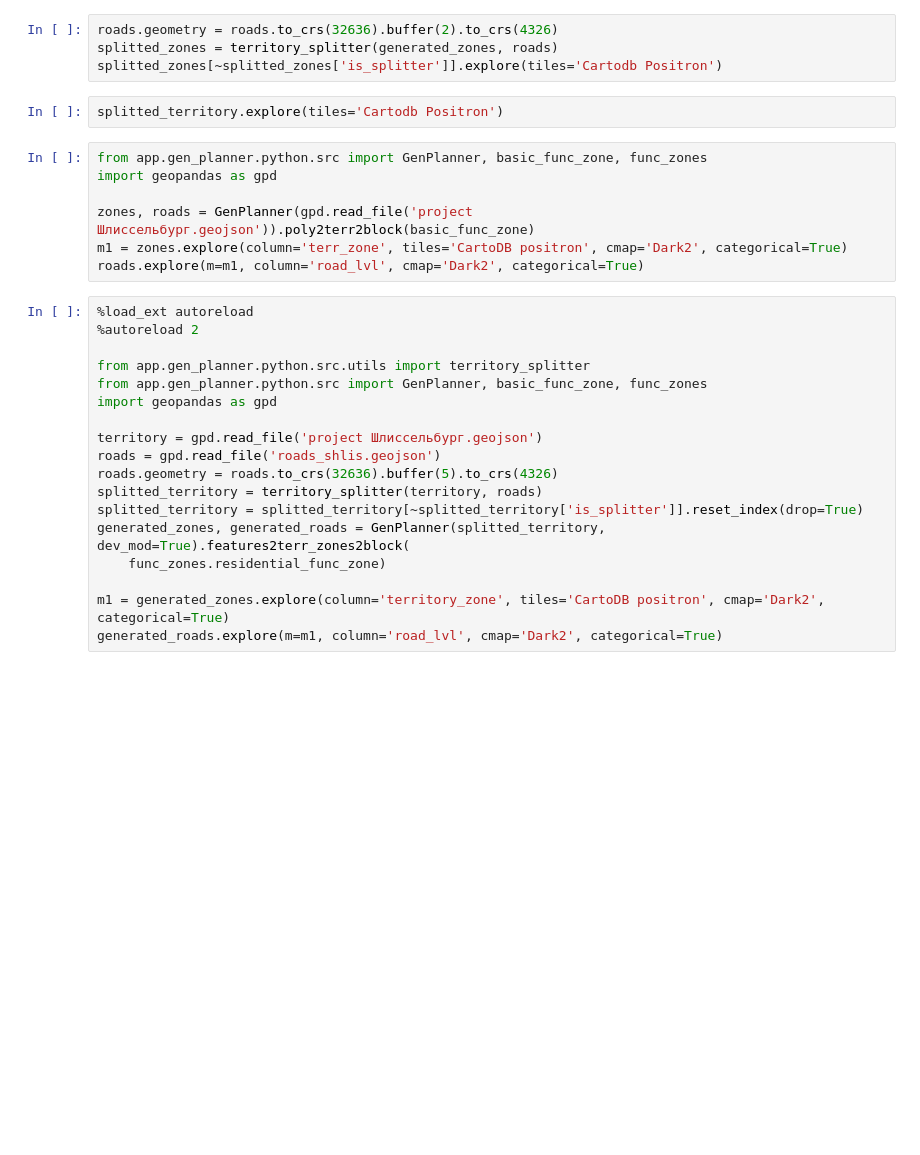
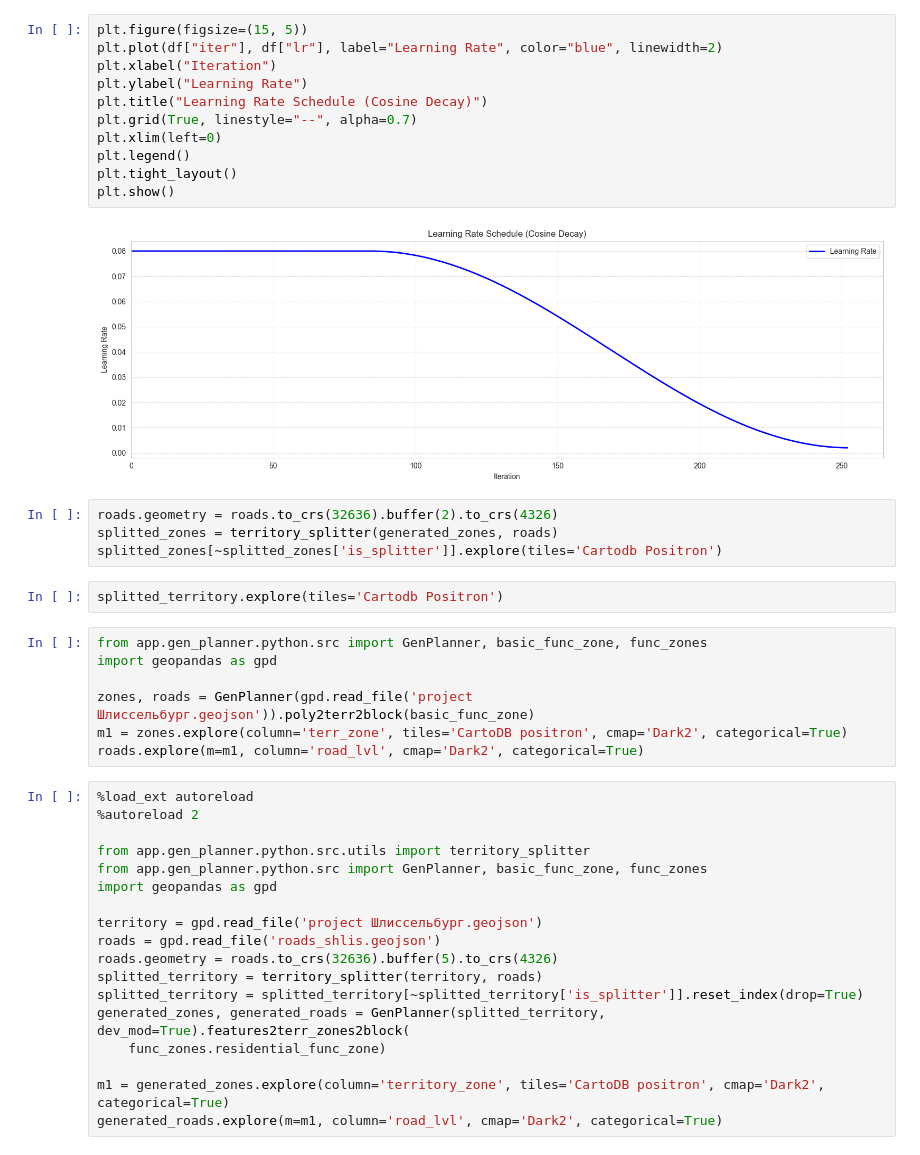
Before and after one commit to IDUclub/GenPlanner, a Jupyter notebook: app/gen_planner/python/src/test_gdf_to_blocks.ipynb, the cells around one changed output. Saved outputs shown, nothing was run; the diff lists cells and outputs as text; blank space fills up the shorter version.

```diff
--- a/app/gen_planner/python/src/test_gdf_to_blocks.ipynb
+++ b/app/gen_planner/python/src/test_gdf_to_blocks.ipynb
@@ -70,3 +380,16 @@ df
+# %%
+plt.figure(figsize=(15, 5))
+plt.plot(df["iter"], df["lr"], label="Learning Rate", color="blue", linewidth=2)
+plt.xlabel("Iteration")
+plt.ylabel("Learning Rate")
+plt.title("Learning Rate Schedule (Cosine Decay)")
+plt.grid(True, linestyle="--", alpha=0.7)
+plt.xlim(left=0)
+plt.legend()
+plt.tight_layout()
+plt.show()
+# %% [output]
+[figure, added]
 # %%
 roads.geometry = roads.to_crs(32636).buffer(2).to_crs(4326)
 splitted_zones = territory_splitter(generated_zones, roads)
```
Also changed, not shown: parts of 15 cells of this notebook, 18 other files.
